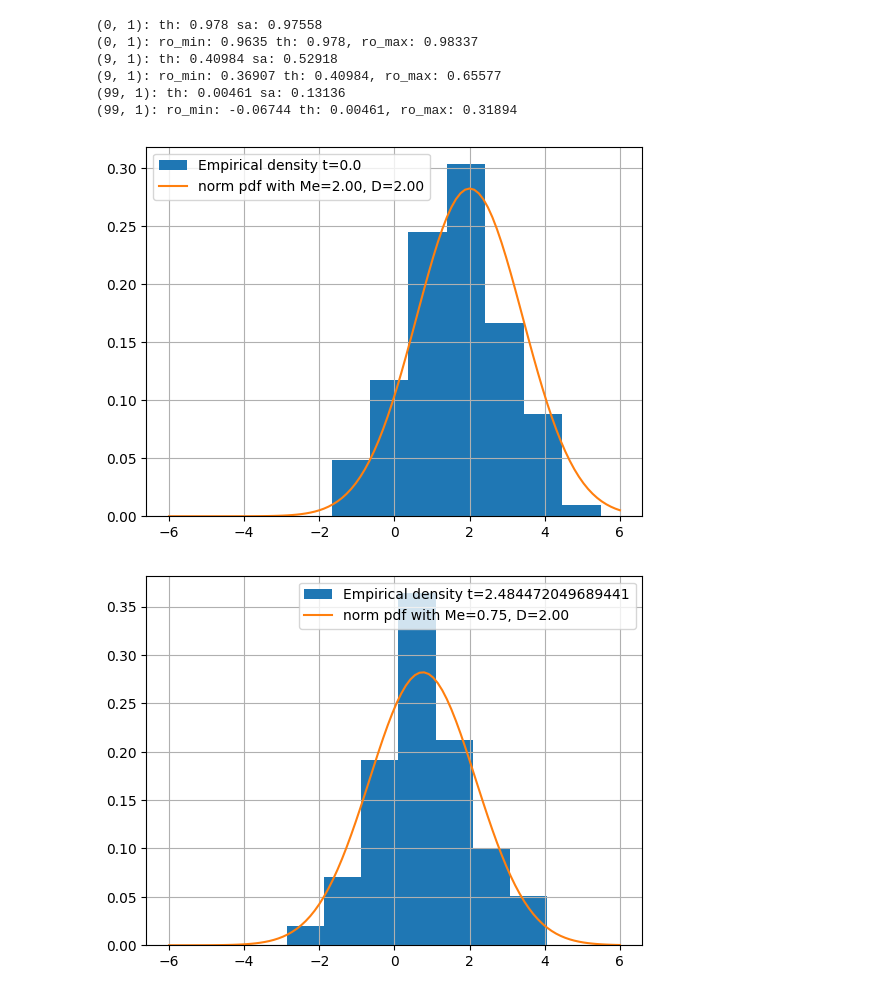
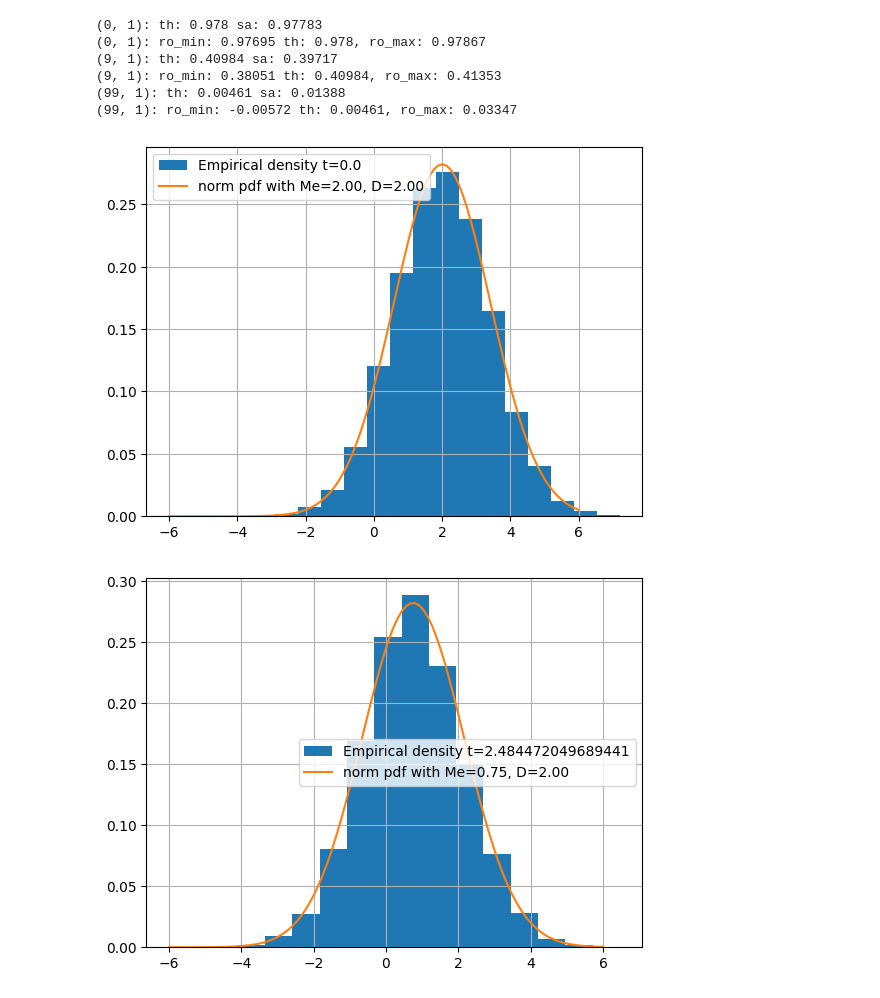
Before and after one commit to romkaimp/MS, a Jupyter notebook: Random_processes/dz2-1.ipynb, the cells around one changed output. Saved outputs shown, nothing was run; the diff lists cells and outputs as text; code cells hidden in the pictures.

```diff
--- a/Random_processes/dz2-1.ipynb
+++ b/Random_processes/dz2-1.ipynb
@@ -6,7 +6,7 @@ from scipy.stats import norm
 a = 0
 b = 8
 h = 0.05
-n = 100
+n = 10000
 def M(t):
     return 2 - 0.5*t
 
@@ -119,22 +119,22 @@ for pair in pairs:
     ro_plus = np.tanh(np.arctanh(sample_cor) - sample_cor/(2*n - 1) + norm.ppf(0.975)/(n - 3)**0.5)
     print(f'{pair}: ro_min: {round(ro_minus, 5)} th: {round(theoretical_cor, 5)}, ro_max: {round(ro_plus, 5)}')
 # %% [output]
-(0, 1): th: 0.978 sa: 0.97558
-(0, 1): ro_min: 0.9635 th: 0.978, ro_max: 0.98337
-(9, 1): th: 0.40984 sa: 0.52918
-(9, 1): ro_min: 0.36907 th: 0.40984, ro_max: 0.65577
-(99, 1): th: 0.00461 sa: 0.13136
-(99, 1): ro_min: -0.06744 th: 0.00461, ro_max: 0.31894
+(0, 1): th: 0.978 sa: 0.97783
+(0, 1): ro_min: 0.97695 th: 0.978, ro_max: 0.97867
+(9, 1): th: 0.40984 sa: 0.39717
+(9, 1): ro_min: 0.38051 th: 0.40984, ro_max: 0.41353
+(99, 1): th: 0.00461 sa: 0.01388
+(99, 1): ro_min: -0.00572 th: 0.00461, ro_max: 0.03347
 # %%
 t_i = [0, 50, 100]
 
 for i in t_i:
     x = np.linspace(-6, 6, 100)
-    plt.hist(psi[i, :], bins = 7, density=True, label=f"Empirical density t={i/len(Me)*b}")
+    plt.hist(psi[i, :], bins = 15, density=True, label=f"Empirical density t={i/len(Me)*b}")
     plt.plot(x, norm.pdf(x, Me[i], np.sqrt(Cov[i][i])), label=f'norm pdf with Me={Me[i]:.2f}, D={Cov[i][i]:.2f}')
     plt.grid(True)
     plt.legend()
     plt.show()
 # %% [output]
-[figure, old version]
+[figure, new version]
-[figure, old version]
+[figure, new version]
```
Also changed, not shown: parts of 5 cells of this notebook, 10 other files.
